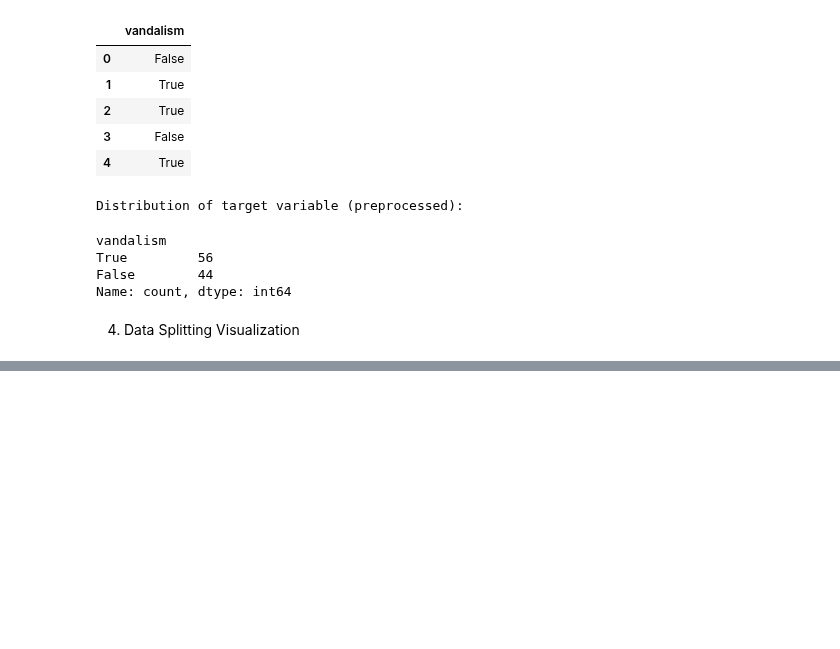
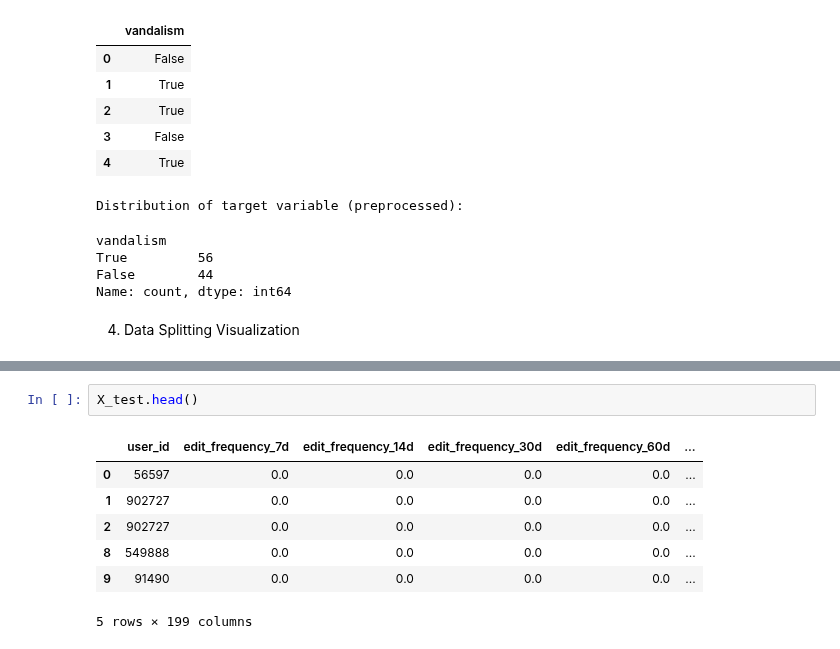
Before and after one commit to rspseshasai/vandalism_detection_osm, a Jupyter notebook: notebooks/visualization_and_analysis.ipynb, the cells around one changed output, grey strips where cells are left out. Drawn from its saved outputs; the diff is of its cells as text; blank space fills up the shorter version.

```diff
--- a/notebooks/visualization_and_analysis.ipynb
+++ b/notebooks/visualization_and_analysis.ipynb
@@ -195,3 +191,13 @@ Shapes of datasets:
+# %%
+X_test.head()
+# %% [output]
+|  | user_id | edit_frequency_7d | edit_frequency_14d | edit_frequency_30d | edit_frequency_60d | ... |
+| 0 | 56597 | 0.0 | 0.0 | 0.0 | 0.0 | ... |
+| 1 | 902727 | 0.0 | 0.0 | 0.0 | 0.0 | ... |
+| 2 | 902727 | 0.0 | 0.0 | 0.0 | 0.0 | ... |
+| 8 | 549888 | 0.0 | 0.0 | 0.0 | 0.0 | ... |
+| 9 | 91490 | 0.0 | 0.0 | 0.0 | 0.0 | ... |
+5 rows × 199 columns
 # %%
 # Notebook Code to Visualize Clustering
 from src.clustering import visualize_clustering, load_clustered_data
```
Also changed, not shown: parts of 11 cells of this notebook, 4 other files.
